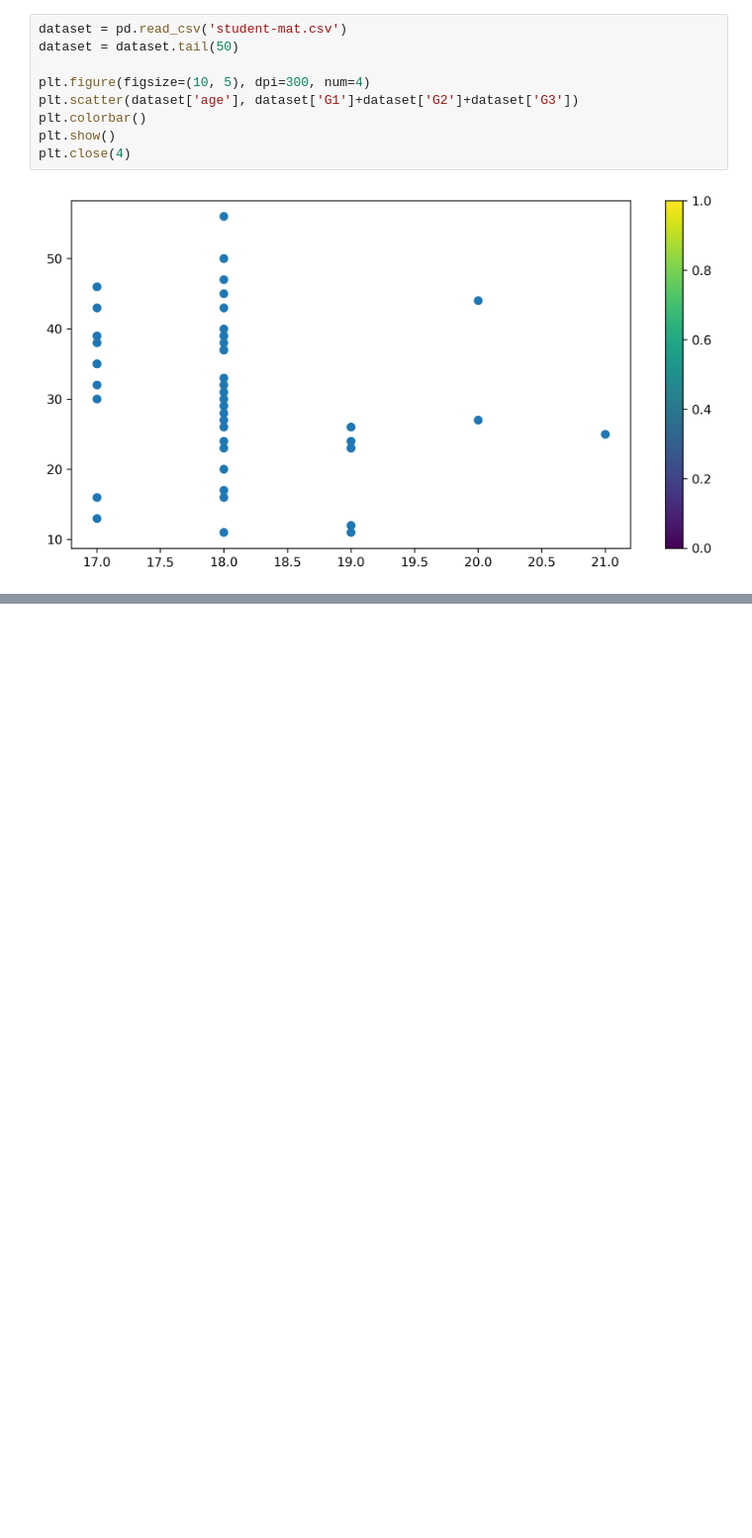
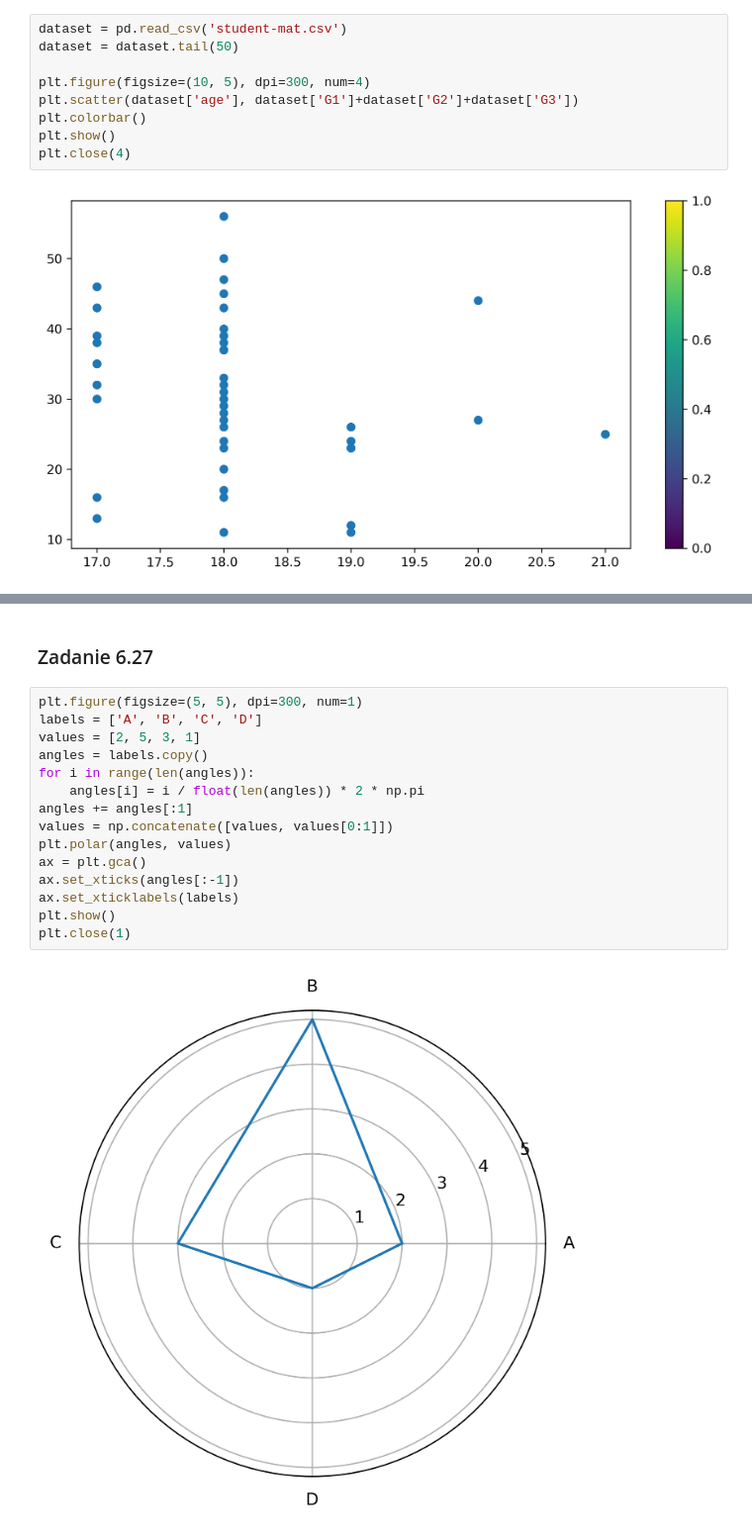
Before and after one commit to kplawik/MetodyWizualizacjiDanych, a Jupyter notebook: zadania_6.ipynb, the cells around one changed output, grey strips where cells are left out. Shown at 99% size. Drawn from its saved outputs; the diff is of its cells as text; blank space fills up the shorter version.

```diff
--- a/zadania_6.ipynb
+++ b/zadania_6.ipynb
@@ -532,0 +545,19 @@ plt.close(4)
+# %% [markdown]
+### Zadanie 6.27
+# %%
+plt.figure(figsize=(5, 5), dpi=300, num=1)
+labels = ['A', 'B', 'C', 'D']
+values = [2, 5, 3, 1]
+angles = labels.copy()
+for i in range(len(angles)):
+    angles[i] = i / float(len(angles)) * 2 * np.pi
+angles += angles[:1]
+values = np.concatenate([values, values[0:1]])
+plt.polar(angles, values)
+ax = plt.gca()
+ax.set_xticks(angles[:-1])
+ax.set_xticklabels(labels)
+plt.show()
+plt.close(1)
+# %% [output]
+[figure, added]
```
Also changed, not shown: parts of 3 cells of this notebook.
